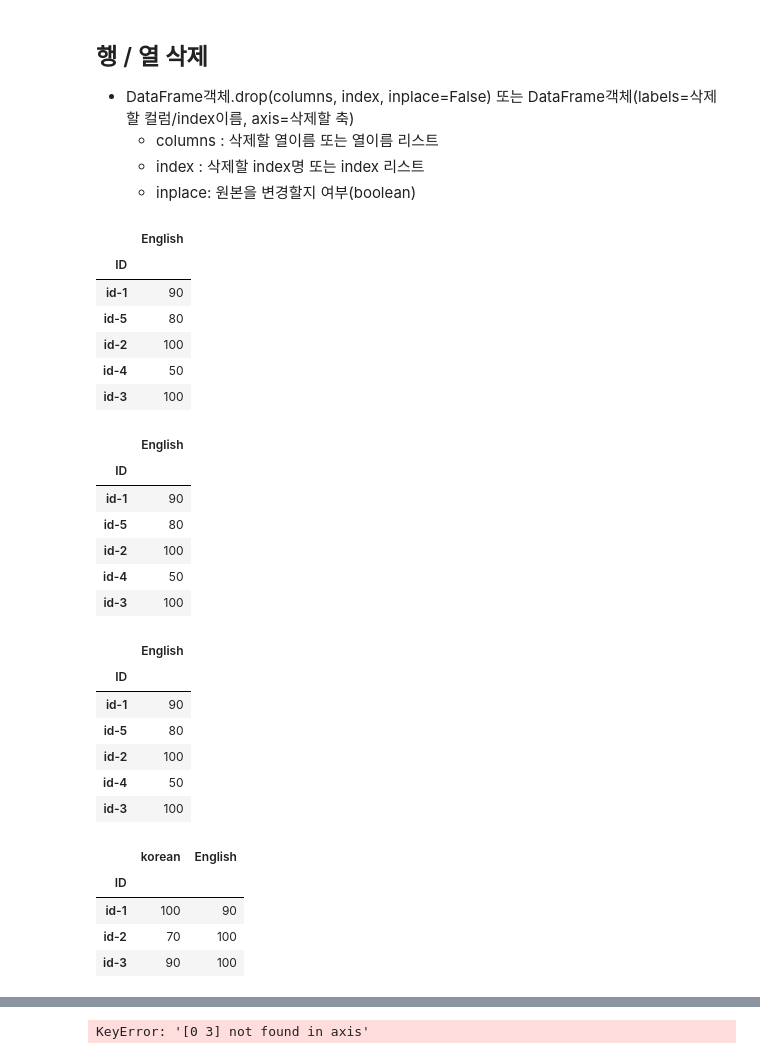
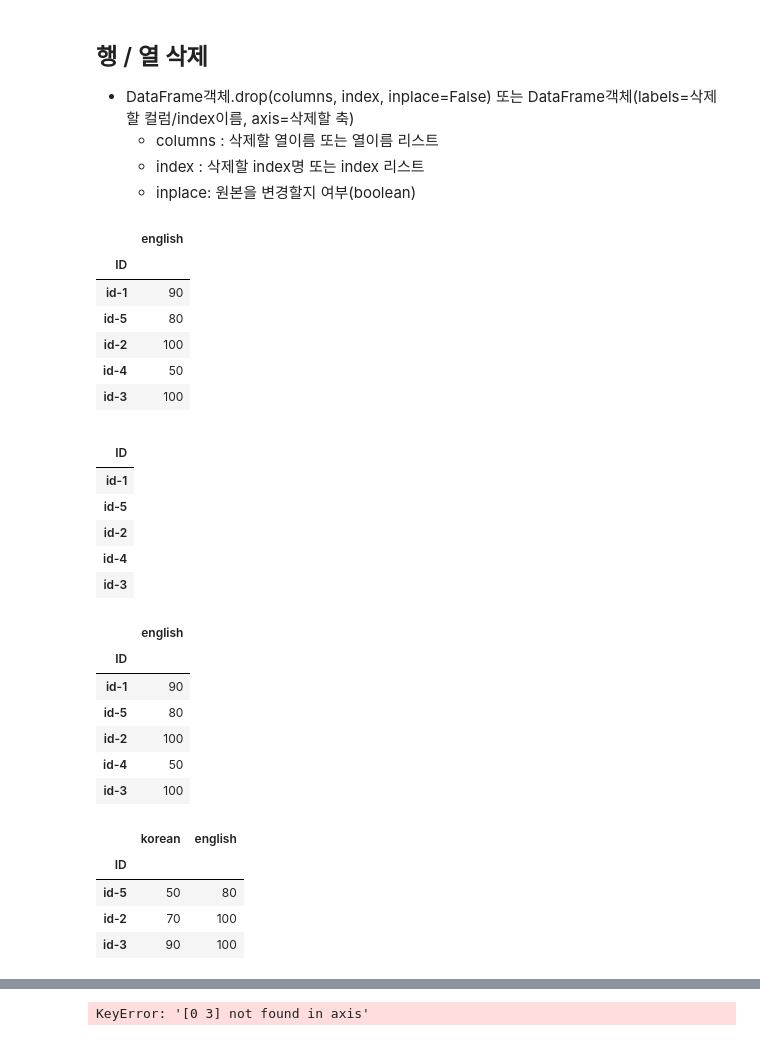
Before and after one commit to Hello-Worker/TIL, a Jupyter notebook: Pandas/02_Pandas_DataFrame_.ipynb, the cells around one changed output, grey strips where cells are left out. Cells and saved outputs as stored; diff of their text form; code cells hidden in the pictures.

```diff
--- a/Pandas/02_Pandas_DataFrame_.ipynb
+++ b/Pandas/02_Pandas_DataFrame_.ipynb
@@ -602,4 +589,4 @@ grade
 | 3 | id-4 | 60 | 50 |
 | 4 | id-3 | 90 | 100 |
 # %%
-grade.columns[1] = '국어' #하나씩 변경은 안됨.
+# grade.clumns[1] ='국어' # 하나씩 변경은 안됨.
@@ -637,9 +631,9 @@ grade.rename(columns=d)
 # Korean - korean, english
 d = {
     'Korean':'korean',
-    'English':'English'
+    'English':'english'
 }
-grade.rename(mapper=d, axis=1, inplace=True)
+grade.rename(mapper=d, axis=1, inplace=True) #inplace는 원본을 바꾸겠다는 뜻
 # %%
 # grade.rename(index={'a':'a1'})
 grade.rename({'b':'b10'}, axis=0)
@@ -655,3 +649,5 @@ grade.set_index('ID', inplace=True) #ID컬럼의 값들을 index로 지정
+# %%
+grade.reset_index(inplace=True) # 원상복귀
 # %%
 grade
 # %% [output]
@@ -709,7 +677,7 @@ a
 # %%
 grade.drop(columns='korean')
 # %% [output]
-|  | English |
+|  | english |
 | ID |  |
 | id-1 | 90 |
 | id-5 | 80 |
@@ -717,19 +685,19 @@ grade.drop(columns='korean')
 | id-4 | 50 |
 | id-3 | 100 |
 # %%
-grade.drop(columns=['korean', 'English'])
+grade.drop(columns=['korean','english'])
 # %% [output]
-|  | English |
-| ID |  |
-| id-1 | 90 |
-| id-5 | 80 |
-| id-2 | 100 |
-| id-4 | 50 |
-| id-3 | 100 |
+|  |
+| ID |
+| id-1 |
+| id-5 |
+| id-2 |
+| id-4 |
+| id-3 |
 # %%
 grade.drop(labels=['korean'], axis=1)
 # %% [output]
-|  | English |
+|  | english |
 | ID |  |
 | id-1 | 90 |
 | id-5 | 80 |
@@ -737,10 +705,10 @@ grade.drop(labels=['korean'], axis=1)
 | id-4 | 50 |
 | id-3 | 100 |
 # %%
-grade.drop(index=['id-5', 'id-4'])
+grade.drop(labels=['id-1','id-4'], axis=0)
 # %% [output]
-|  | korean | English |
+|  | korean | english |
 | ID |  |  |
-| id-1 | 100 | 90 |
+| id-5 | 50 | 80 |
 | id-2 | 70 | 100 |
 | id-3 | 90 | 100 |
```
Also changed, not shown: parts of 52 cells of this notebook.
